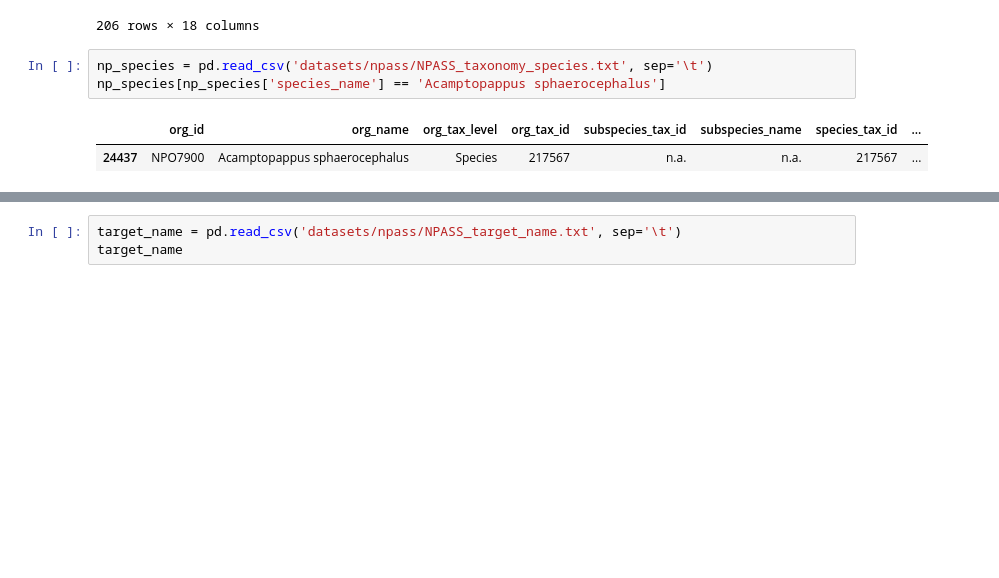
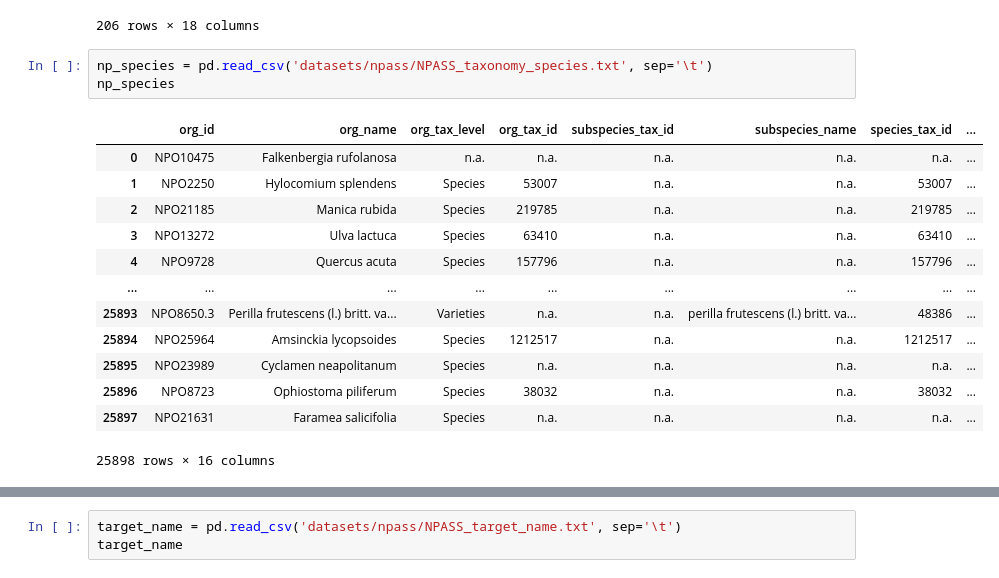
Before and after one commit to aymanehachcham/kg-PoC, a Jupyter notebook: playground.ipynb, the cells around one changed output, grey strips where cells are left out. Cells and saved outputs as stored; diff of their text form; blank space fills up the shorter version.

```diff
--- a/playground.ipynb
+++ b/playground.ipynb
@@ -71,9 +85,20 @@ sources
 206 rows × 18 columns
 # %%
 np_species = pd.read_csv('datasets/npass/NPASS_taxonomy_species.txt', sep='\t')
-np_species[np_species['species_name'] == 'Acamptopappus sphaerocephalus']
+np_species
 # %% [output]
 |  | org_id | org_name | org_tax_level | org_tax_id | subspecies_tax_id | subspecies_name | species_tax_id | ... |
-| 24437 | NPO7900 | Acamptopappus sphaerocephalus | Species | 217567 | n.a. | n.a. | 217567 | ... |
+| 0 | NPO10475 | Falkenbergia rufolanosa | n.a. | n.a. | n.a. | n.a. | n.a. | ... |
+| 1 | NPO2250 | Hylocomium splendens | Species | 53007 | n.a. | n.a. | 53007 | ... |
+| 2 | NPO21185 | Manica rubida | Species | 219785 | n.a. | n.a. | 219785 | ... |
+| 3 | NPO13272 | Ulva lactuca | Species | 63410 | n.a. | n.a. | 63410 | ... |
+| 4 | NPO9728 | Quercus acuta | Species | 157796 | n.a. | n.a. | 157796 | ... |
+| ... | ... | ... | ... | ... | ... | ... | ... | ... |
+| 25893 | NPO8650.3 | Perilla frutescens (l.) britt. va... | Varieties | n.a. | n.a. | perilla frutescens (l.) britt. va... | 48386 | ... |
+| 25894 | NPO25964 | Amsinckia lycopsoides | Species | 1212517 | n.a. | n.a. | 1212517 | ... |
+| 25895 | NPO23989 | Cyclamen neapolitanum | Species | n.a. | n.a. | n.a. | n.a. | ... |
+| 25896 | NPO8723 | Ophiostoma piliferum | Species | 38032 | n.a. | n.a. | 38032 | ... |
+| 25897 | NPO21631 | Faramea salicifolia | Species | n.a. | n.a. | n.a. | n.a. | ... |
+25898 rows × 16 columns
 # %%
 np = pd.read_csv('datasets/npass/NPASS_natural_product_species.txt', sep='\t')
```
Also changed, not shown: parts of 5 cells of this notebook, 11 other files.
